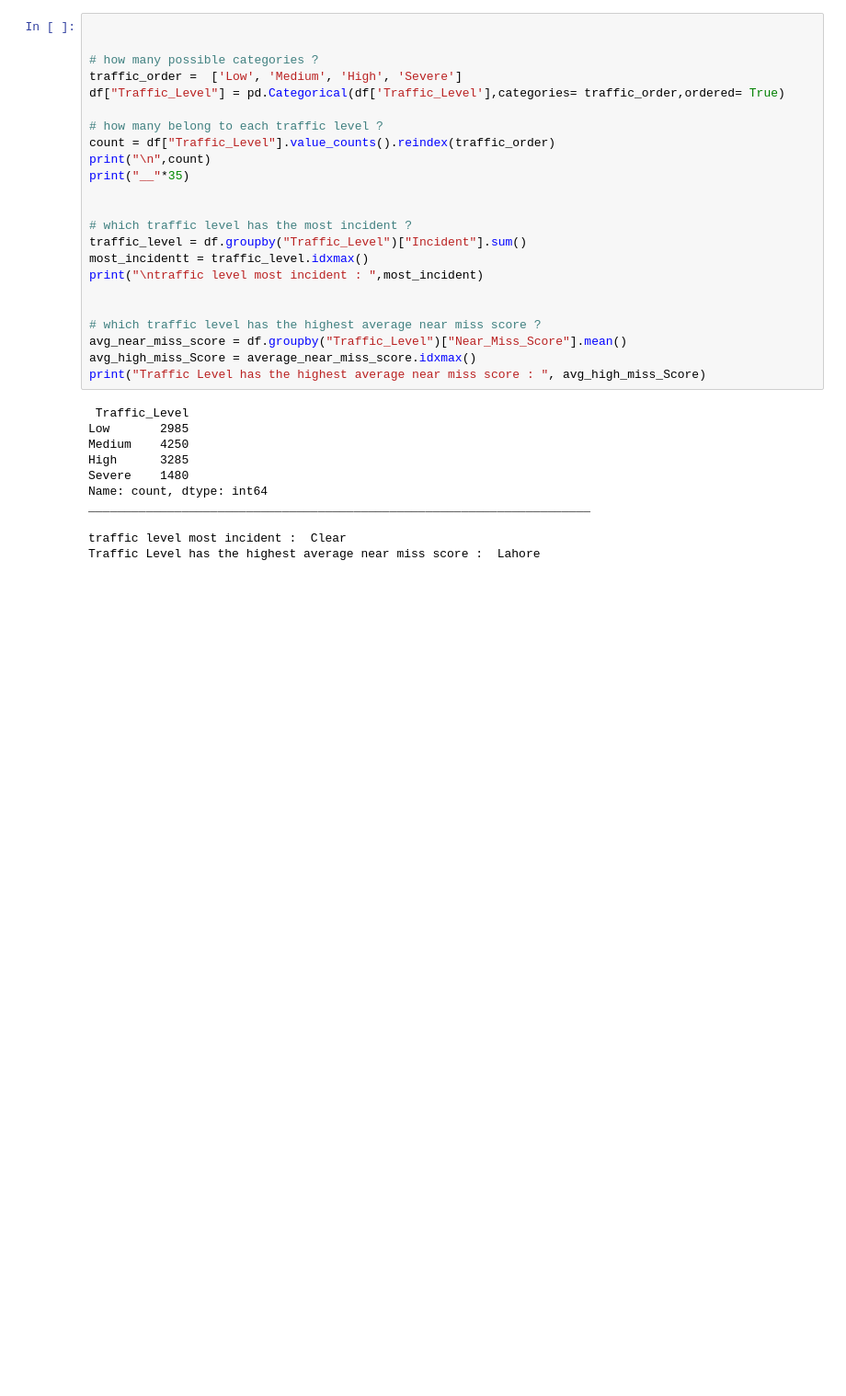
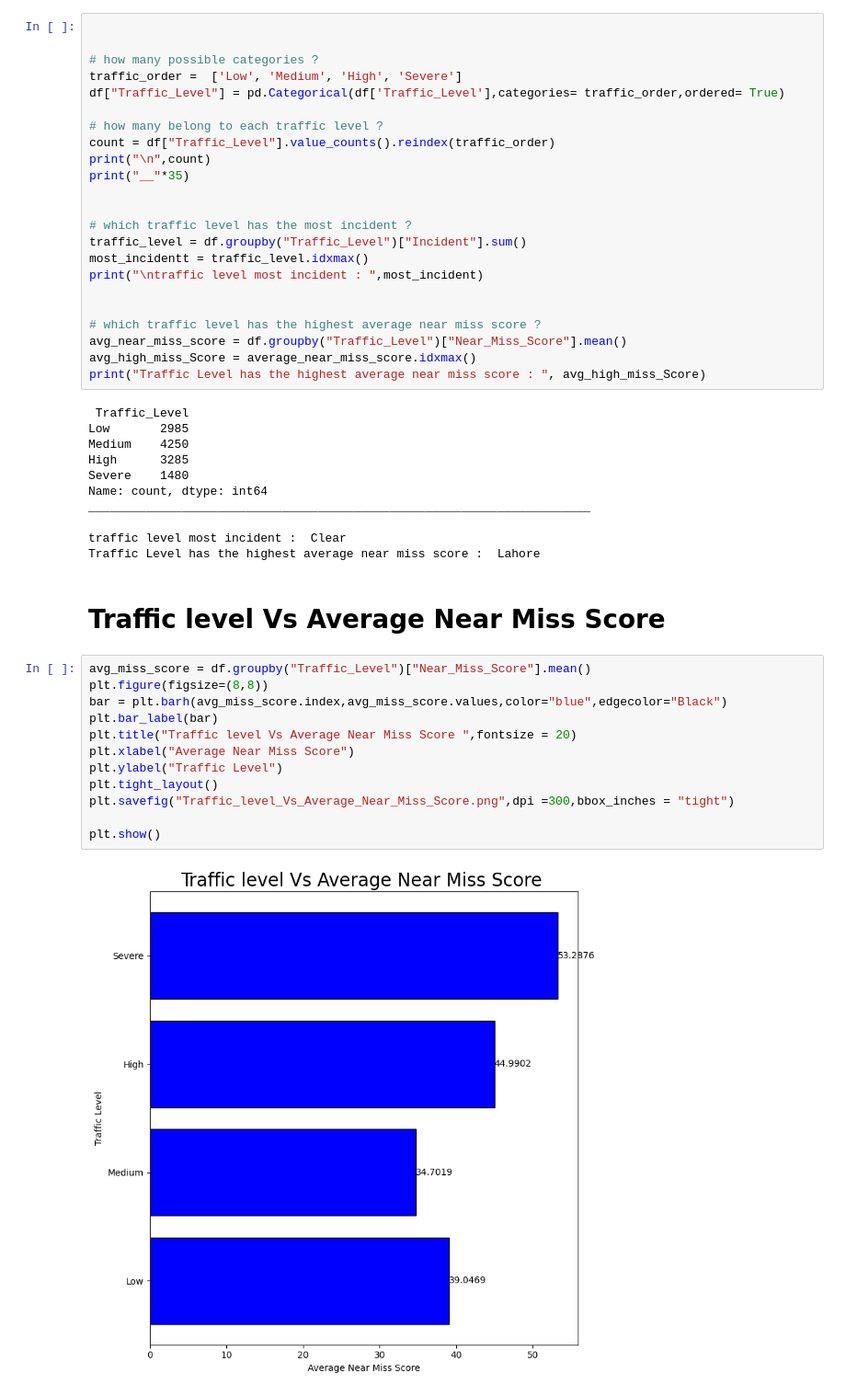
Before and after one commit to Engr-Jawad/Data-Science-Projects, a Jupyter notebook: Urban-Road-Safety-Near-Miss-Analysis/data_cleaning.ipynb, the cells around one changed output. Shown at 92% size. Saved outputs shown, nothing was run; the diff lists cells and outputs as text; blank space fills up the shorter version.

Commit message:
Traffic level Vs Average Near Miss Score bar chart

```diff
--- a/Urban-Road-Safety-Near-Miss-Analysis/data_cleaning.ipynb
+++ b/Urban-Road-Safety-Near-Miss-Analysis/data_cleaning.ipynb
@@ -341,3 +341,19 @@ ______________________________________________________________________
 
 traffic level most incident :  Clear
 Traffic Level has the highest average near miss score :  Lahore
+# %% [markdown]
+# Traffic level Vs Average Near Miss Score
+# %%
+avg_miss_score = df.groupby("Traffic_Level")["Near_Miss_Score"].mean()
+plt.figure(figsize=(8,8))
+bar = plt.barh(avg_miss_score.index,avg_miss_score.values,color="blue",edgecolor="Black")
+plt.bar_label(bar)
+plt.title("Traffic level Vs Average Near Miss Score ",fontsize = 20)
+plt.xlabel("Average Near Miss Score")
+plt.ylabel("Traffic Level")
+plt.tight_layout()
+plt.savefig("Traffic_level_Vs_Average_Near_Miss_Score.png",dpi =300,bbox_inches = "tight")
+
+plt.show()
+# %% [output]
+[figure, added]
```
Also changed, not shown: 1 other file.
